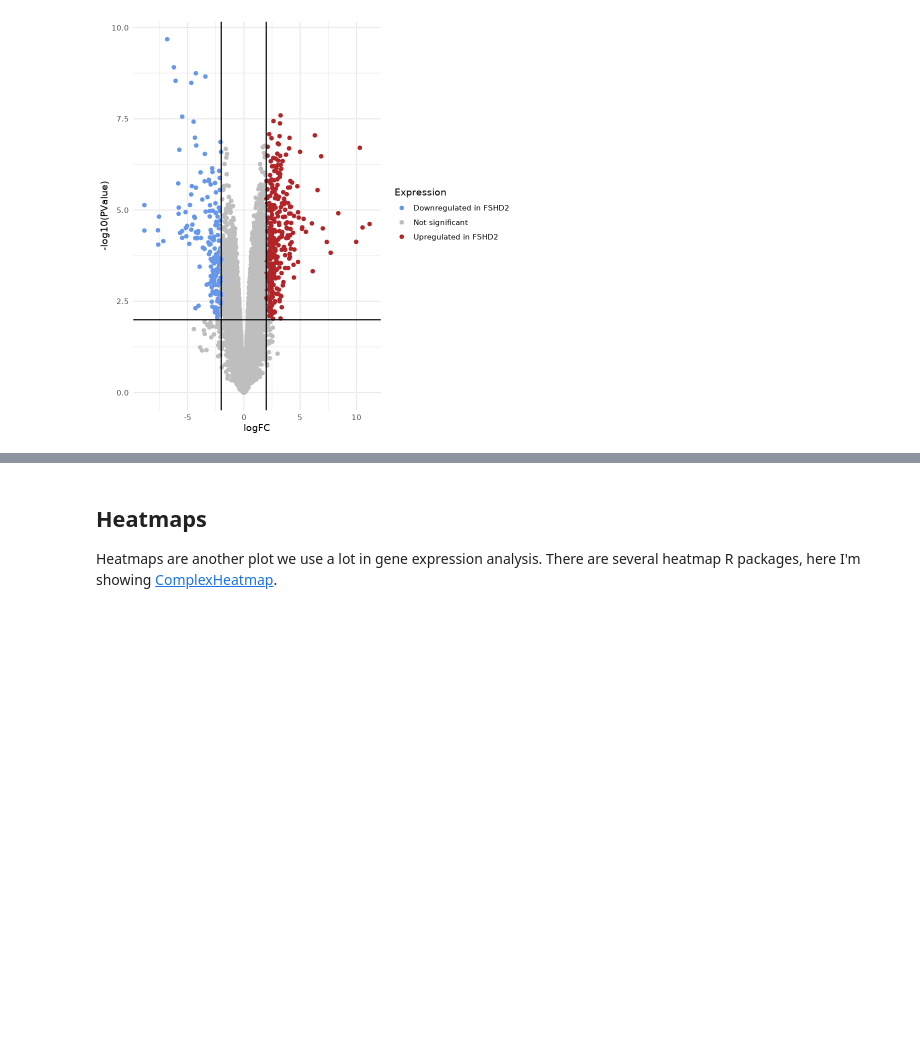
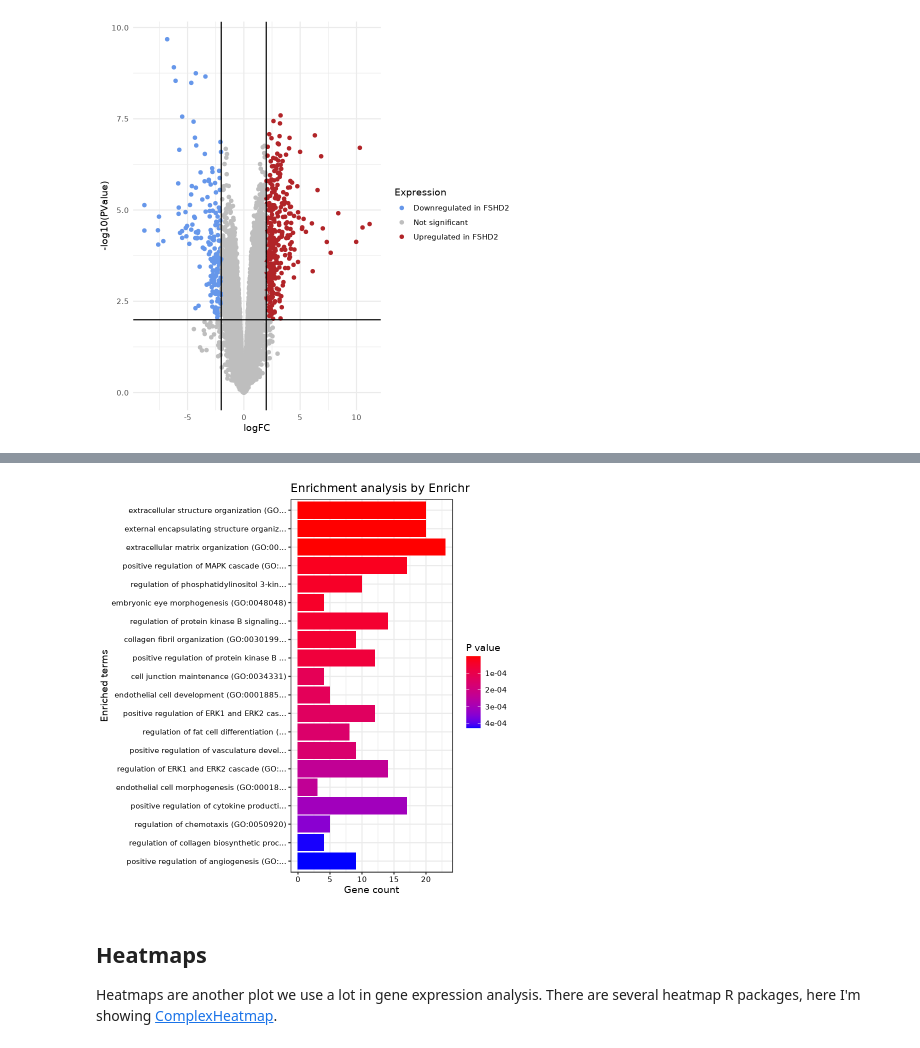
Before and after one commit to fairliereese/UCI_COSMOS, a Jupyter notebook: Bulk RNA-seq analysis.ipynb, the cells around one changed output, grey strips where cells are left out. Cells and saved outputs as stored; diff of their text form; code cells hidden in the pictures; blank space fills up the shorter version.

```diff
--- a/Bulk RNA-seq analysis.ipynb
+++ b/Bulk RNA-seq analysis.ipynb
@@ -94,6 +89,6 @@ dim(mat)
 # %%
 # Run PCA algorithm and plot
-pca <- prcomp(t(log2(mat+1)))
+pca <- prcomp(t(log2(tpm+1)))
 plot(pca$x[,1], pca$x[,2])
 # %% [output]
 [figure]
@@ -380,0 +389,3 @@ write.csv(genes_downreg, file="fshd_rnaseq/deg/downreg_fshd_lfc2p0.01.csv", quot
+# %%
+dbs <- c("GO_Molecular_Function_2021", "GO_Cellular_Component_2021", "GO_Biological_Process_2021")
+enriched <- enrichr(genes_upreg, dbs)
@@ -381,3 +410,7 @@ write.csv(genes_downreg, file="fshd_rnaseq/deg/downreg_fshd_lfc2p0.01.csv", quot
+# %%
+plotEnrich(enriched[[3]], showTerms = 20, numChar = 40, y = "Count", orderBy = "P.value")
+# %% [output]
+[figure, added]
 # %% [markdown]
 ## Heatmaps
 Heatmaps are another plot we use a lot in gene expression analysis. There are several heatmap R packages, here I'm showing [ComplexHeatmap](https://jokergoo.github.io/ComplexHeatmap-reference/book/).
```
Also changed, not shown: parts of 31 cells of this notebook.
